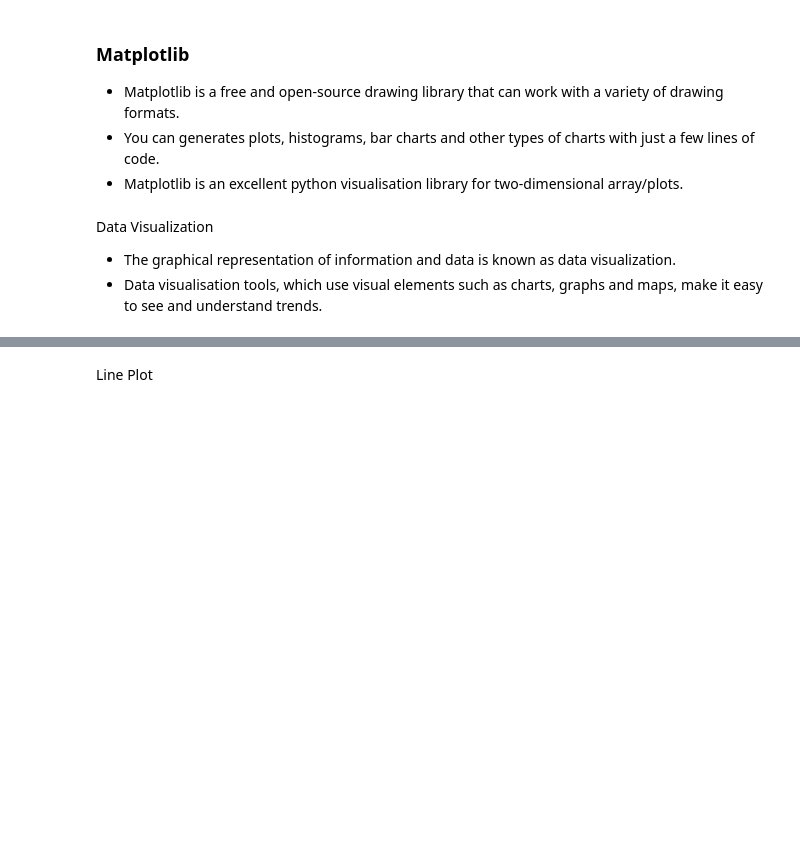
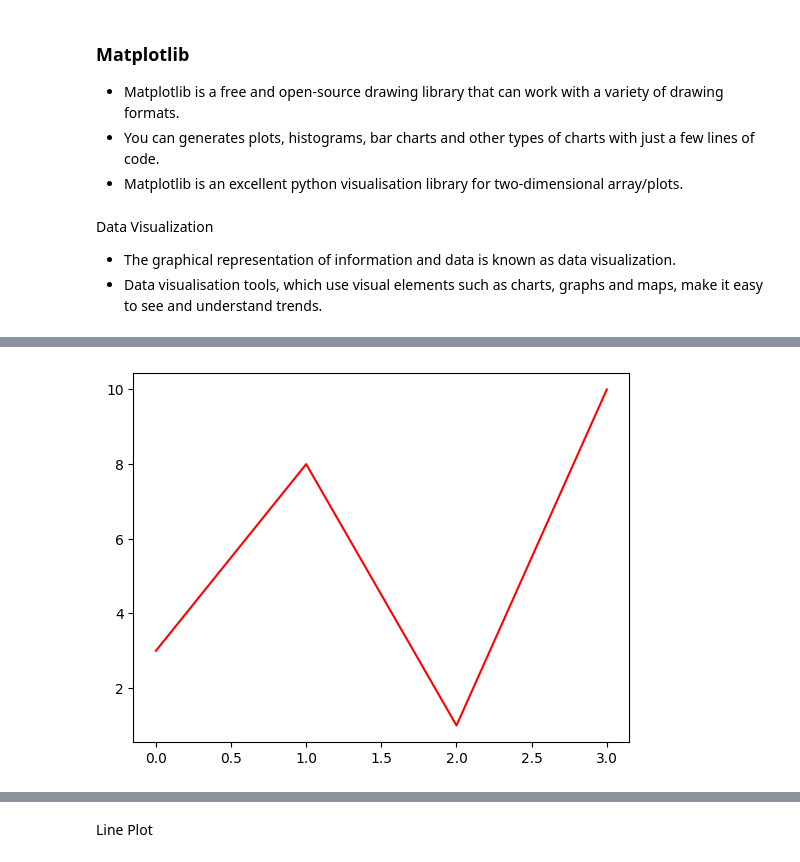
Before and after one commit to thisisdishang/Code-Unnati, a Jupyter notebook: 20.12.2023(matplotlib).ipynb, the cells around one changed output, grey strips where cells are left out. Drawn from its saved outputs; the diff is of its cells as text; code cells hidden in the pictures; blank space fills up the shorter version.

```diff
--- a/20.12.2023(matplotlib).ipynb
+++ b/20.12.2023(matplotlib).ipynb
@@ -9,0 +74,6 @@ Data Visualization
+# %%
+ypoint=np.array([3,8,1,10])
+plt.plot(ypoint,color="red")
+plt.show()
+# %% [output]
+[figure, added]
```
Also changed, not shown: parts of 12 cells of this notebook, 1 other file.
